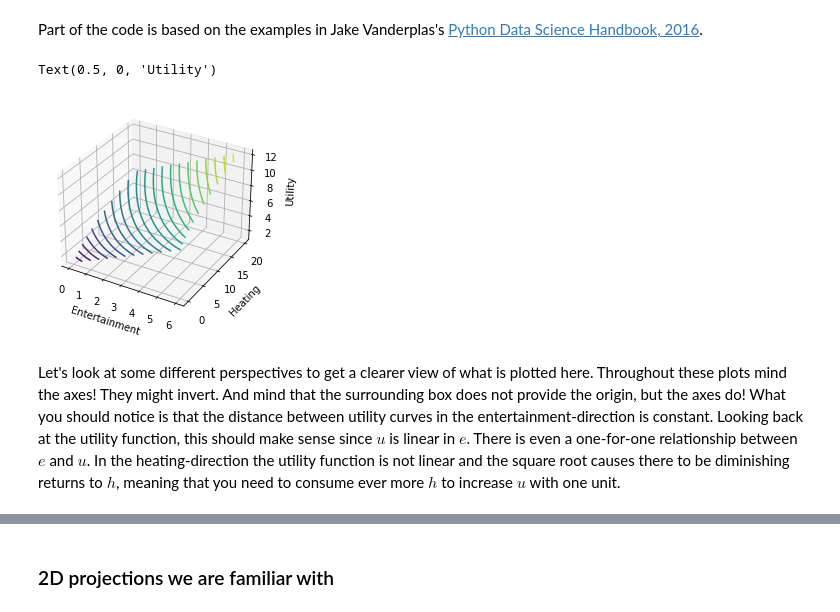
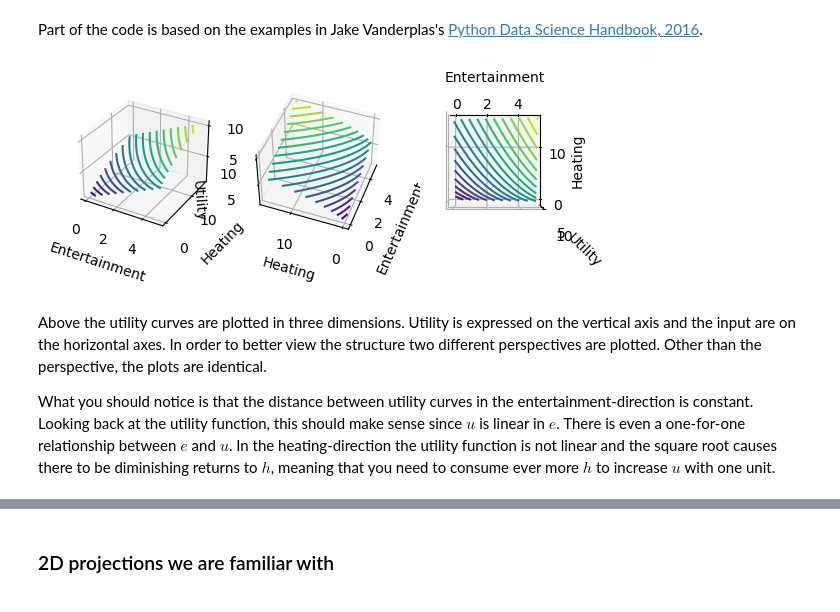
Before and after one commit to Leonbremer/quasilinearUtilityExercise, a Jupyter notebook: quasilinear.ipynb, the cells around one changed output, grey strips where cells are left out. Cells and saved outputs as stored; diff of their text form; code cells hidden in the pictures.

```diff
--- a/quasilinear.ipynb
+++ b/quasilinear.ipynb
@@ -39,5 +49,5 @@ def u(e,h):
     """
     Our quasilinear representative utility function.
     """
-    out = e + (2*h + 1)**.5
-    return out
+    utility = e + (2*h + 1)**.5
+    return utility
@@ -52,13 +54,20 @@ U = u(E, H)
 # %%
-# Plot
+# Plot E, H and resulting utility in 3D
 fig = plt.figure()
-ax = plt.axes(projection='3d')
-ax.contour3D(E, H, U, 25)
-ax.set_xlabel('Entertainment')
-ax.set_ylabel('Heating')
-ax.set_zlabel('Utility')
+ax0 = fig.add_subplot(131,projection='3d')
+ax1 = fig.add_subplot(132,projection='3d')
+ax2 = fig.add_subplot(133,projection='3d')
+for ax in (ax0,ax1,ax2):
+    ax.contour3D(E, H, u(E, H), 20)
+    ax.set_xlabel('Entertainment')
+    ax.set_ylabel('Heating')
+    ax.set_zlabel('Utility')
+ax1.view_init(45, 200)
+ax2.view_init(90, 270)
+plt.show()
 # %% [output]
-Text(0.5, 0, 'Utility')
-[figure, old version]
+[figure, new version]
 # %% [markdown]
-Let's look at some different perspectives to get a clearer view of what is plotted here. Throughout these plots mind the axes! They might invert. And mind that the surrounding box does not provide the origin, but the axes do! What you should notice is that the distance between utility curves in the entertainment-direction is constant. Looking back at the utility function, this should make sense since $u$ is linear in $e$. There is even a one-for-one relationship between $e$ and $u$. In the heating-direction the utility function is not linear and the square root causes there to be diminishing returns to $h$, meaning that you need to consume ever more $h$ to increase $u$ with one unit.
+Above the utility curves are plotted in three dimensions. Utility is expressed on the vertical axis and the input are on the horizontal axes. In order to better view the structure two different perspectives are plotted. Other than the perspective, the plots are identical.
+
+What you should notice is that the distance between utility curves in the entertainment-direction is constant. Looking back at the utility function, this should make sense since $u$ is linear in $e$. There is even a one-for-one relationship between $e$ and $u$. In the heating-direction the utility function is not linear and the square root causes there to be diminishing returns to $h$, meaning that you need to consume ever more $h$ to increase $u$ with one unit.
```
Also changed, not shown: parts of 29 cells of this notebook.
